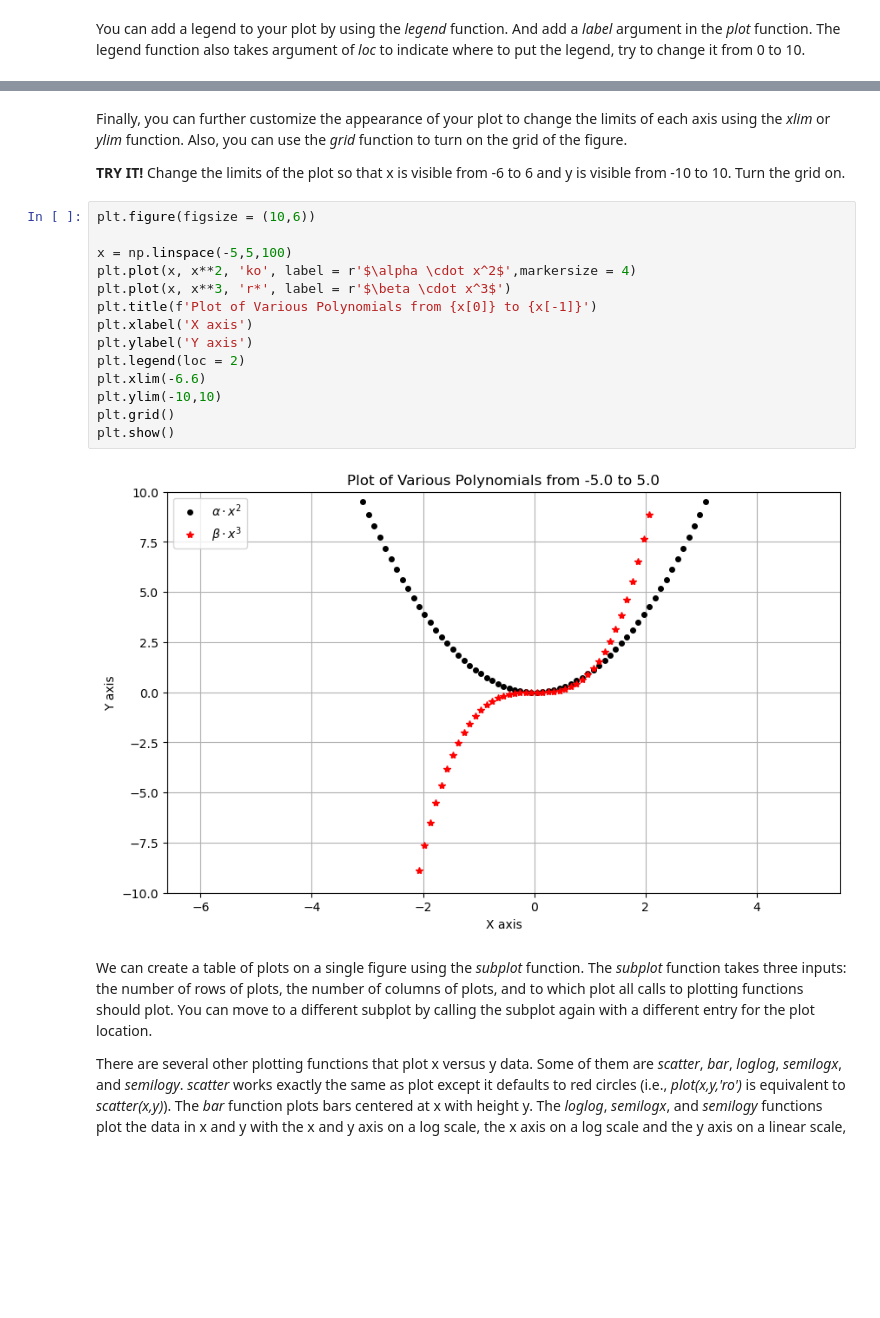
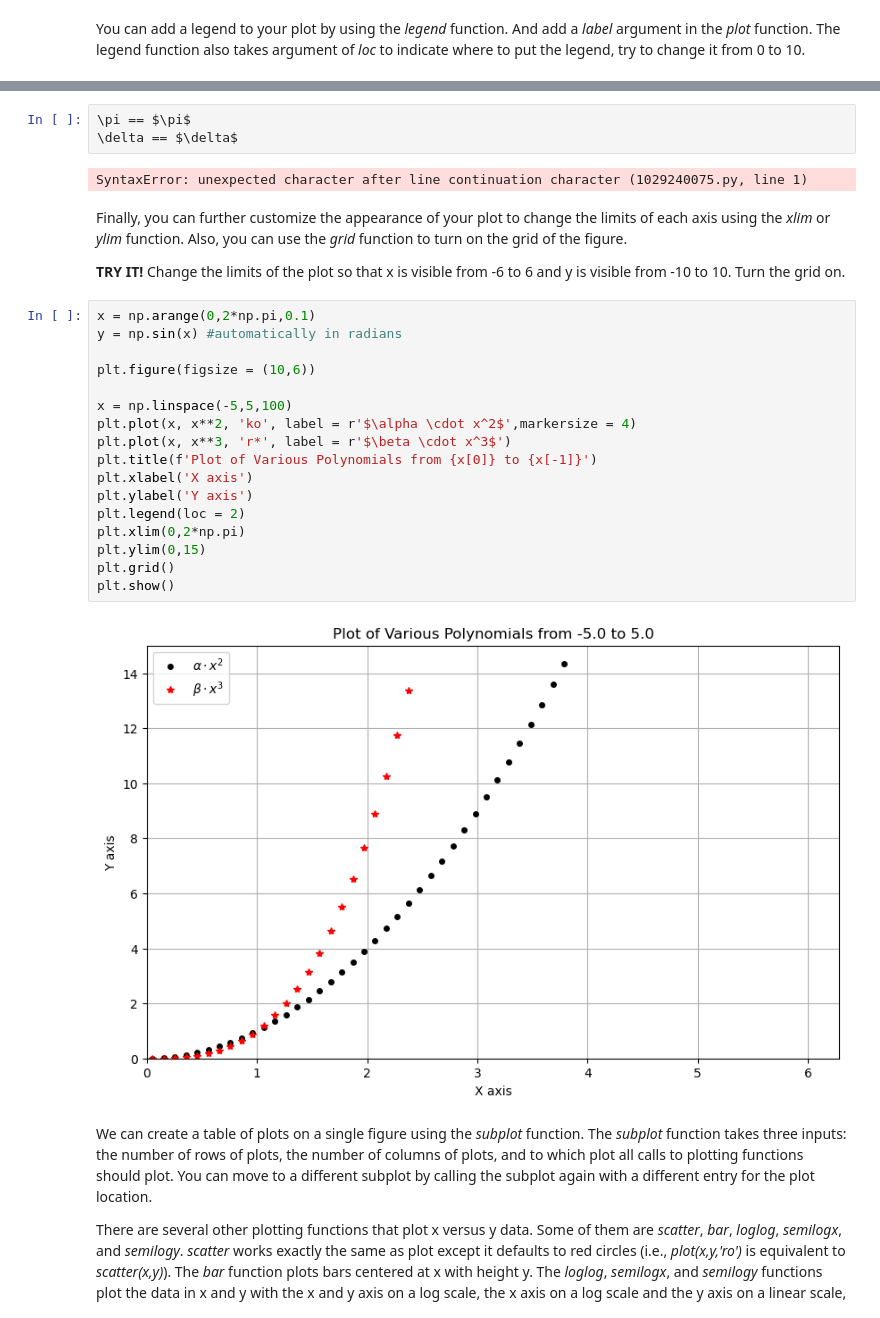
Before and after one commit to mbrowncodes/phz3150, a Jupyter notebook: lectures/phz3150lectures-main/Week 5 Lecture Files/Week 5.ipynb, the cells around one changed output, grey strips where cells are left out. Saved outputs shown, nothing was run; the diff lists cells and outputs as text; blank space fills up the shorter version.

```diff
--- a/lectures/phz3150lectures-main/Week 5 Lecture Files/Week 5.ipynb
+++ b/lectures/phz3150lectures-main/Week 5 Lecture Files/Week 5.ipynb
@@ -166,23 +184,31 @@ X^n == $X^n$
+# %%
+\pi == $\pi$
+\delta == $\delta$
+# %% [output]
+SyntaxError: unexpected character after line continuation character (1029240075.py, line 1)
 # %% [markdown]
 Finally, you can further customize the appearance of your plot to change the limits of each axis using the *xlim* or *ylim* function. Also, you can use the *grid* function to turn on the grid of the figure.
 
 **TRY IT!** Change the limits of the plot so that x is visible from -6 to 6 and y is visible from -10 to 10. Turn the grid on.
 # %%
+x = np.arange(0,2*np.pi,0.1)
+y = np.sin(x) #automatically in radians
+
 plt.figure(figsize = (10,6))
 
 x = np.linspace(-5,5,100)
 plt.plot(x, x**2, 'ko', label = r'$\alpha \cdot x^2$',markersize = 4)
 plt.plot(x, x**3, 'r*', label = r'$\beta \cdot x^3$')
 plt.title(f'Plot of Various Polynomials from {x[0]} to {x[-1]}')
 plt.xlabel('X axis')
 plt.ylabel('Y axis')
 plt.legend(loc = 2)
-plt.xlim(-6.6)
-plt.ylim(-10,10)
+plt.xlim(0,2*np.pi)
+plt.ylim(0,15)
 plt.grid()
 plt.show()
 # %% [output]
-[figure, old version]
+[figure, new version]
 # %% [markdown]
 We can create a table of plots on a single figure using the *subplot* function. The *subplot* function takes three inputs: the number of rows of plots, the number of columns of plots, and to which plot all calls to plotting functions should plot. You can move to a different subplot by calling the subplot again with a different entry for the plot location.
 
```
Also changed, not shown: parts of 24 cells of this notebook, 13 other files.
